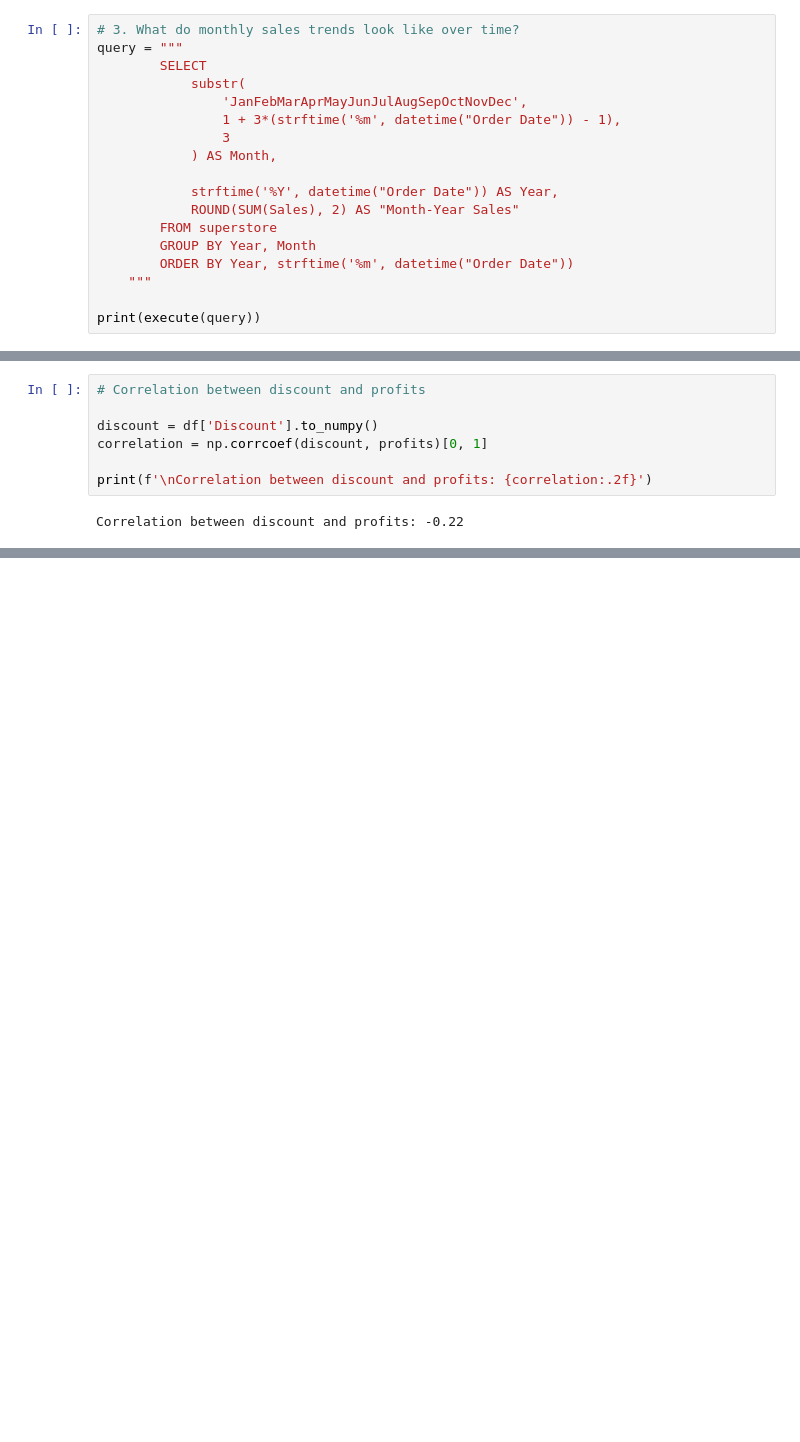
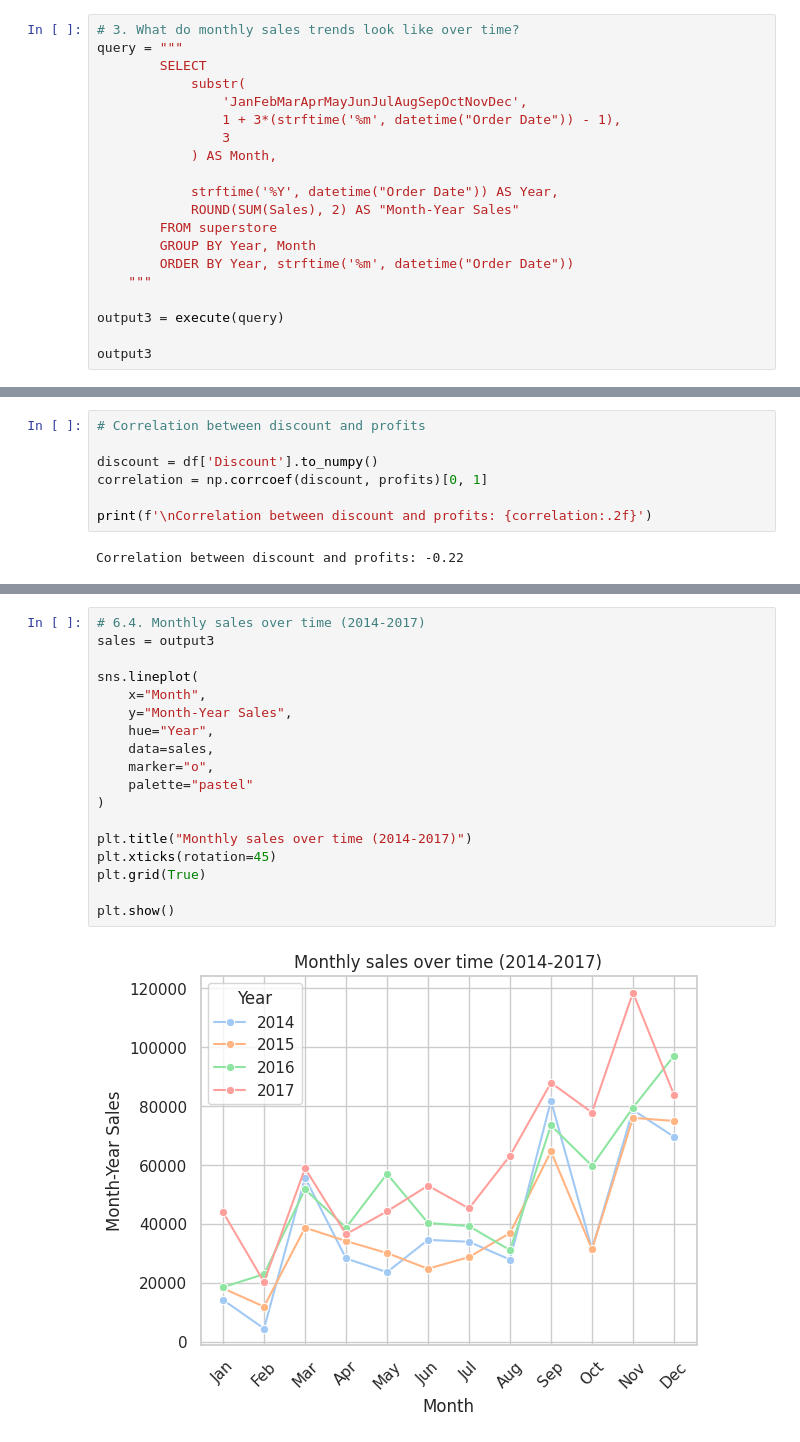
Before and after one commit to hamzahbraimo/superstore-sales-analysis, a Jupyter notebook: notebooks/analysis.ipynb, the cells around one changed output, grey strips where cells are left out. Drawn from its saved outputs; the diff is of its cells as text; blank space fills up the shorter version.

```diff
--- a/notebooks/analysis.ipynb
+++ b/notebooks/analysis.ipynb
@@ -139,5 +151,7 @@ query = """
         ORDER BY Year, strftime('%m', datetime("Order Date"))
     """
 
-print(execute(query))
+output3 = execute(query)
+
+output3
 # %% [output]
@@ -442,0 +543,20 @@ Correlation between discount and profits: -0.22
+# %%
+# 6.4. Monthly sales over time (2014-2017)
+sales = output3
+
+sns.lineplot(
+    x="Month",
+    y="Month-Year Sales",
+    hue="Year",
+    data=sales,
+    marker="o",
+    palette="pastel"
+)
+
+plt.title("Monthly sales over time (2014-2017)")
+plt.xticks(rotation=45)
+plt.grid(True)
+
+plt.show()
+# %% [output]
+[figure, added]
```
Also changed, not shown: parts of 15 cells of this notebook, 1 other file.
